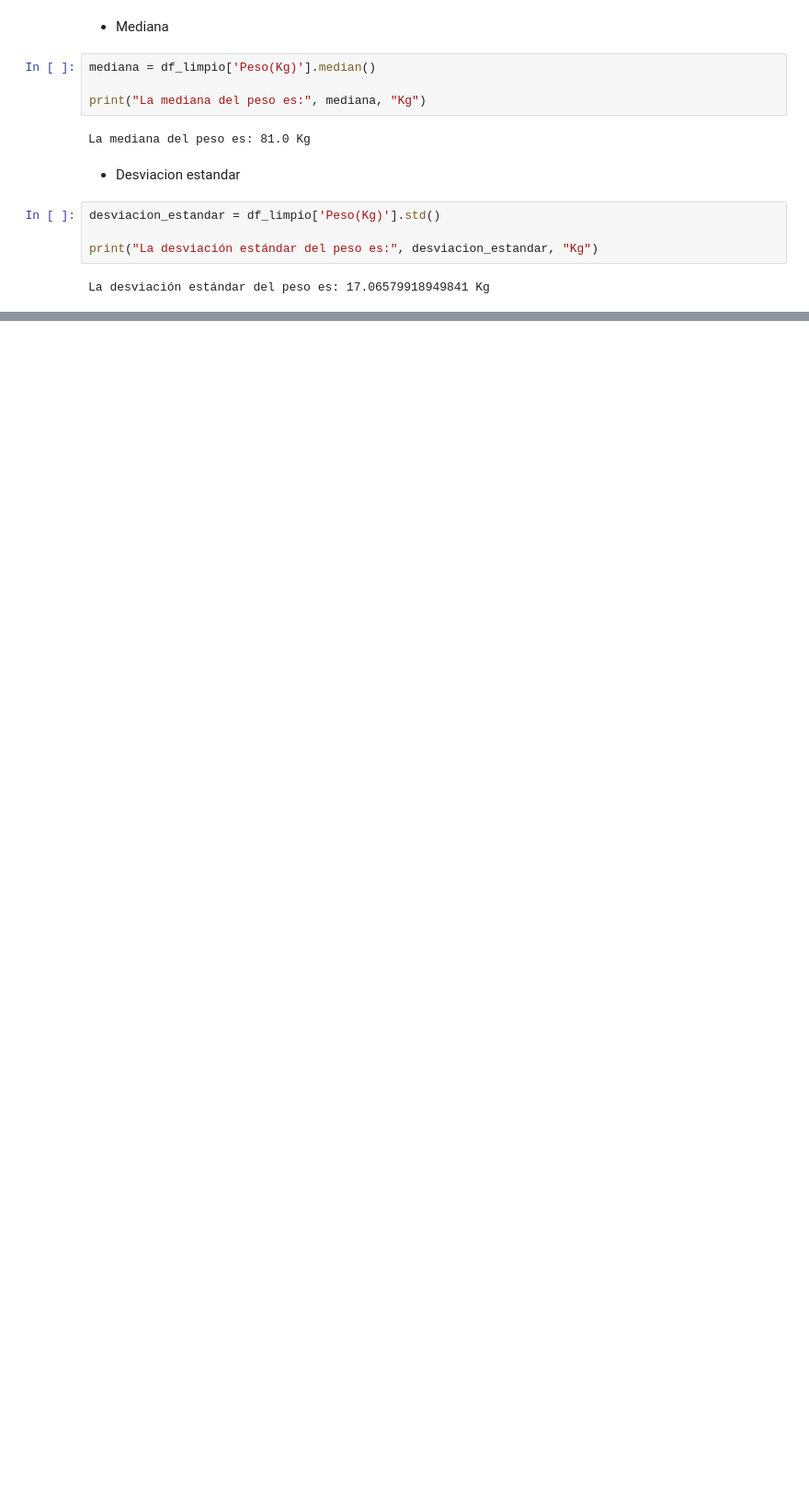
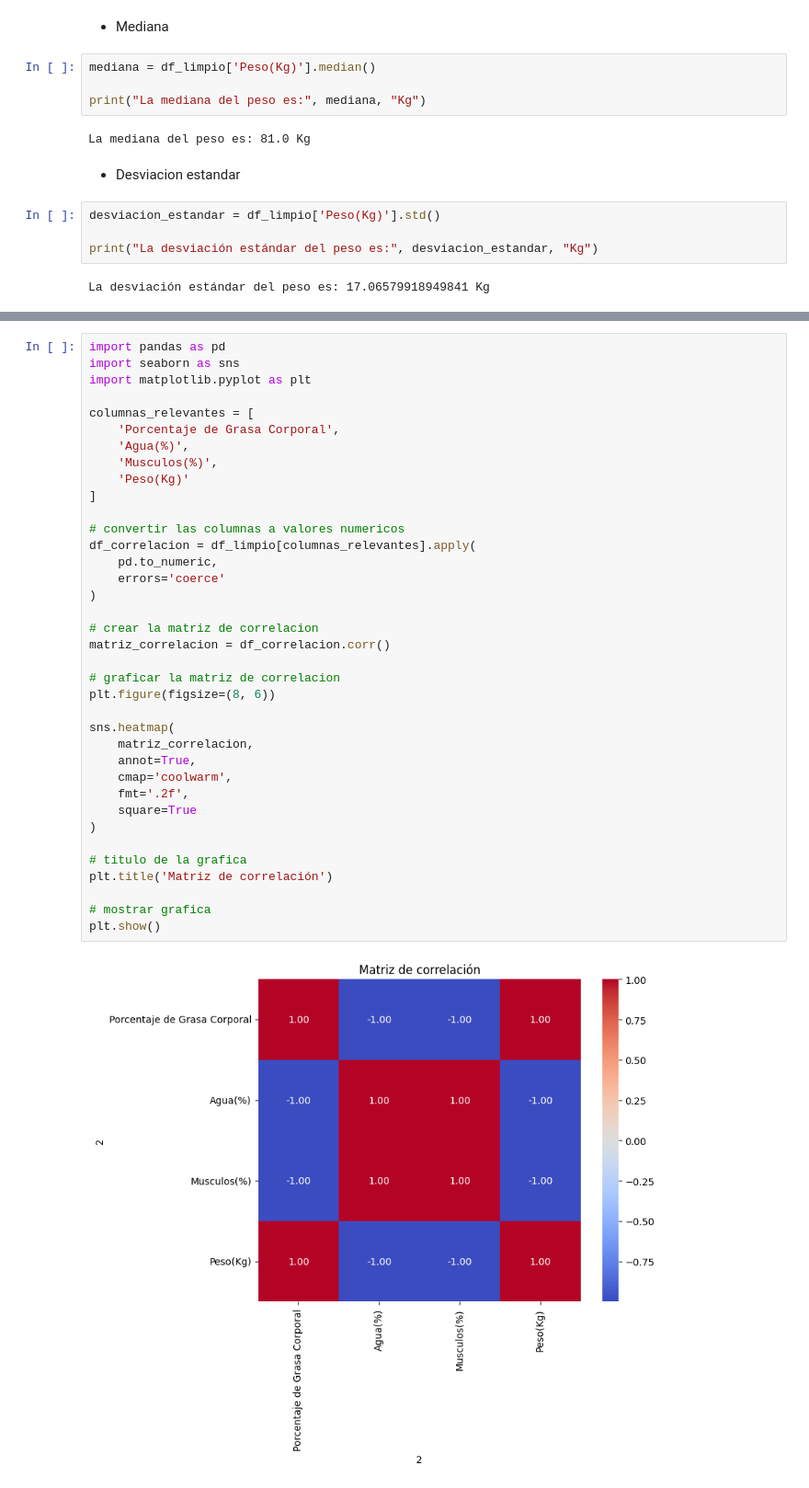
Before and after one commit to GabyPaolaING/Machine-Learning, a Jupyter notebook: P1P1_DataSet.ipynb, the cells around one changed output, grey strips where cells are left out. Shown at 92% size. Drawn from its saved outputs; the diff is of its cells as text; blank space fills up the shorter version.

```diff
--- a/P1P1_DataSet.ipynb
+++ b/P1P1_DataSet.ipynb
@@ -186,0 +218,39 @@ La desviación estándar del peso es: 17.06579918949841 Kg
+# %%
+import pandas as pd
+import seaborn as sns
+import matplotlib.pyplot as plt
+
+columnas_relevantes = [
+    'Porcentaje de Grasa Corporal',
+    'Agua(%)',
+    'Musculos(%)',
+    'Peso(Kg)'
+]
+
+# convertir las columnas a valores numericos
+df_correlacion = df_limpio[columnas_relevantes].apply(
+    pd.to_numeric,
+    errors='coerce'
+)
+
+# crear la matriz de correlacion
+matriz_correlacion = df_correlacion.corr()
+
+# graficar la matriz de correlacion
+plt.figure(figsize=(8, 6))
+
+sns.heatmap(
+    matriz_correlacion,
+    annot=True,
+    cmap='coolwarm',
+    fmt='.2f',
+    square=True
+)
+
+# titulo de la grafica
+plt.title('Matriz de correlación')
+
+# mostrar grafica
+plt.show()
+# %% [output]
+[figure, added]
```
Also changed, not shown: parts of 4 cells of this notebook.
